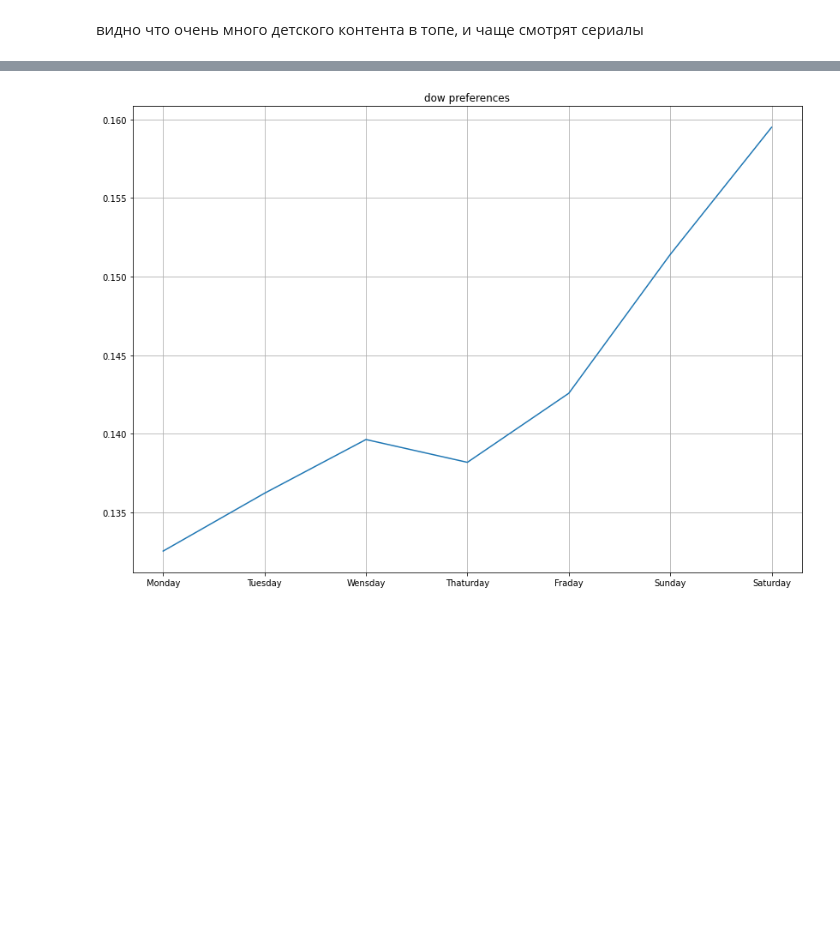
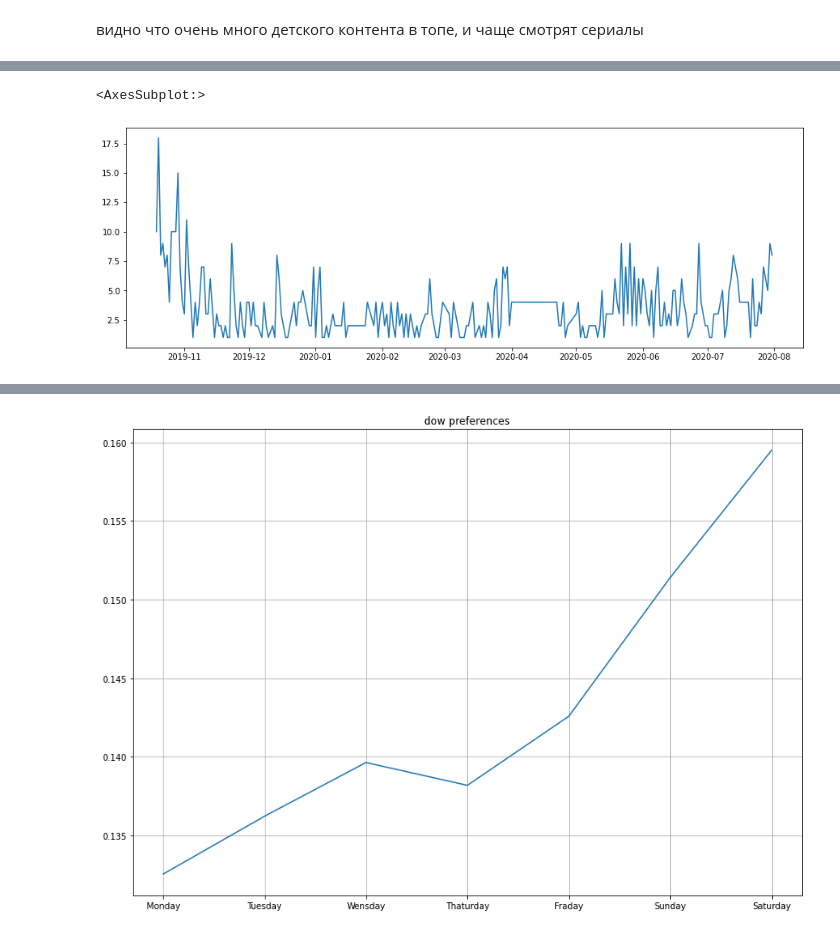
Before and after one commit to danilpolkov/sweet_RS, a Jupyter notebook: notebooks/EDA.ipynb, the cells around one changed output, grey strips where cells are left out. Saved outputs shown, nothing was run; the diff lists cells and outputs as text; code cells hidden in the pictures; blank space fills up the shorter version.

```diff
--- a/notebooks/EDA.ipynb
+++ b/notebooks/EDA.ipynb
@@ -94,3 +79,9 @@ viwes: 734 movie_id: 17756 year: 2015 genres Kids film: Hotel Transylvania 2
+# %%
+plt.figure(figsize=(15, 5))
+pd.to_datetime(user_hist_df[user_hist_df['movie_id'] == 7347]['ts']).dt.date.value_counts().sort_index().plot()
+# %% [output]
+<AxesSubplot:>
+[figure, added]
 # %%
 user_hist_df['hour'] = pd.to_datetime(user_hist_df['ts']).dt.hour
 popular_hours = user_hist_df['hour'].value_counts().sort_index()/user_hist_df.shape[0]
```
Also changed, not shown: parts of 20 cells of this notebook, 5 other files.
